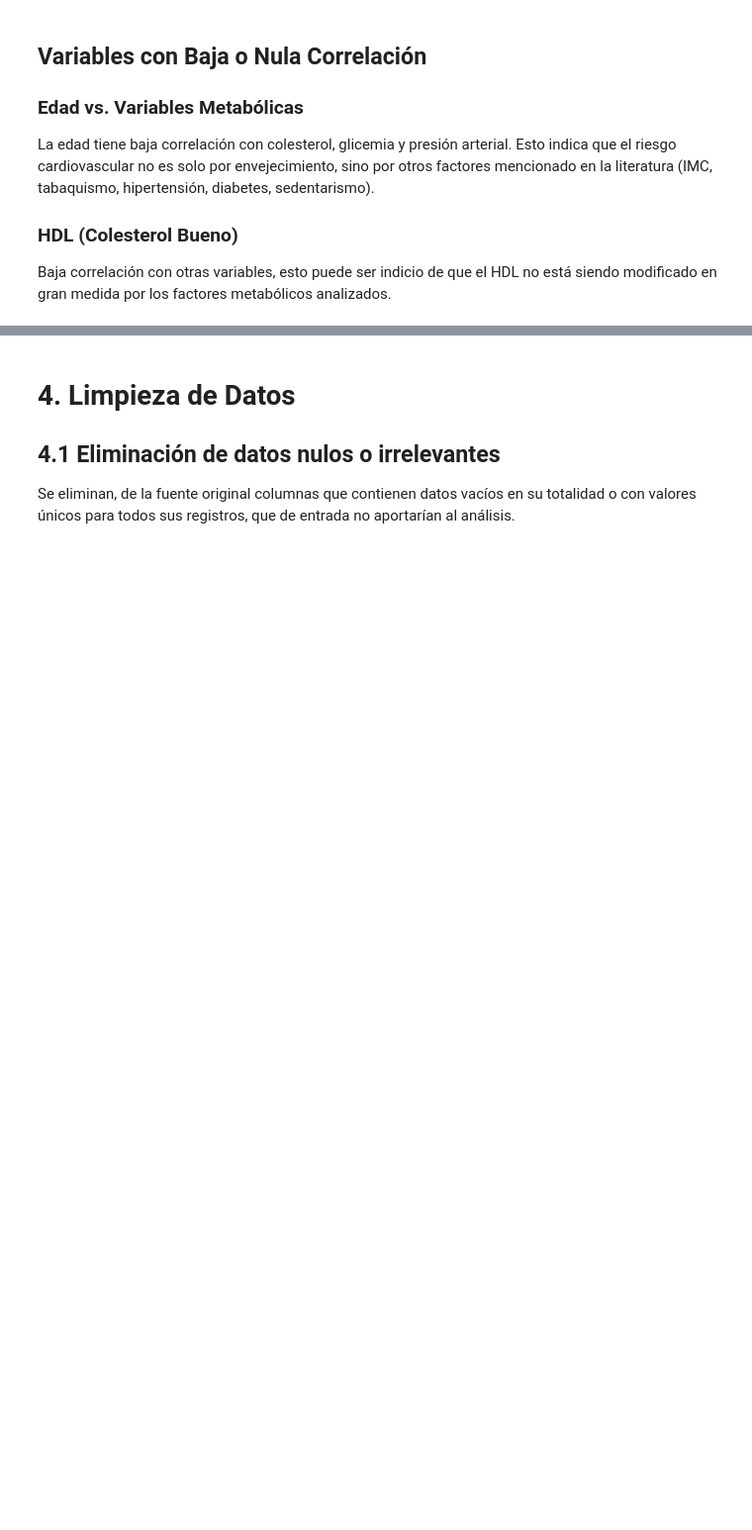
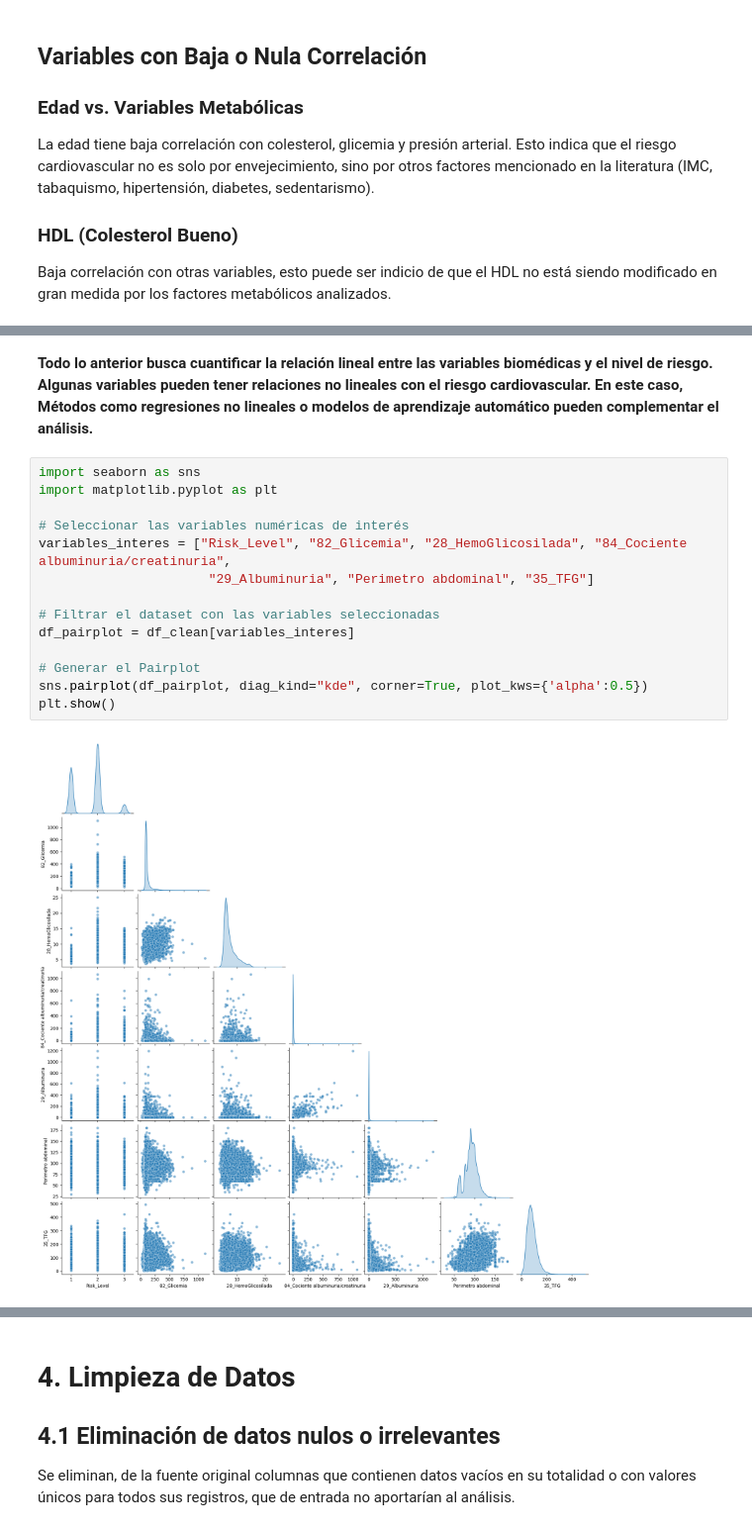
Before and after one commit to edgo1688/MIAA-ICESI, a Jupyter notebook: Analisis de datos l/Grupo_2_EntregaFinal.ipynb, the cells around one changed output, grey strips where cells are left out. Shown at 99% size. Saved outputs shown, nothing was run; the diff lists cells and outputs as text; blank space fills up the shorter version.

Commit message:
Se actualiza documento de entrega final con la versión del Taller 3

```diff
--- a/Analisis de datos l/Grupo_2_EntregaFinal.ipynb
+++ b/Analisis de datos l/Grupo_2_EntregaFinal.ipynb
@@ -689,0 +754,18 @@ See the caveats in the documentation: https://pandas.pydata.org/pandas-docs/stab
+# %% [markdown]
+**Todo lo anterior busca cuantificar la relación lineal entre las variables biomédicas y el nivel de riesgo. Algunas variables pueden tener relaciones no lineales con el riesgo cardiovascular. En este caso, Métodos como regresiones no lineales o modelos de aprendizaje automático pueden complementar el análisis.**
+# %%
+import seaborn as sns
+import matplotlib.pyplot as plt
+
+# Seleccionar las variables numéricas de interés
+variables_interes = ["Risk_Level", "82_Glicemia", "28_HemoGlicosilada", "84_Cociente albuminuria/creatinuria",
+                      "29_Albuminuria", "Perimetro abdominal", "35_TFG"]
+
+# Filtrar el dataset con las variables seleccionadas
+df_pairplot = df_clean[variables_interes]
+
+# Generar el Pairplot
+sns.pairplot(df_pairplot, diag_kind="kde", corner=True, plot_kws={'alpha':0.5})
+plt.show()
+# %% [output]
+[figure, added]
```
Also changed, not shown: parts of 32 cells of this notebook, 1 other file.
